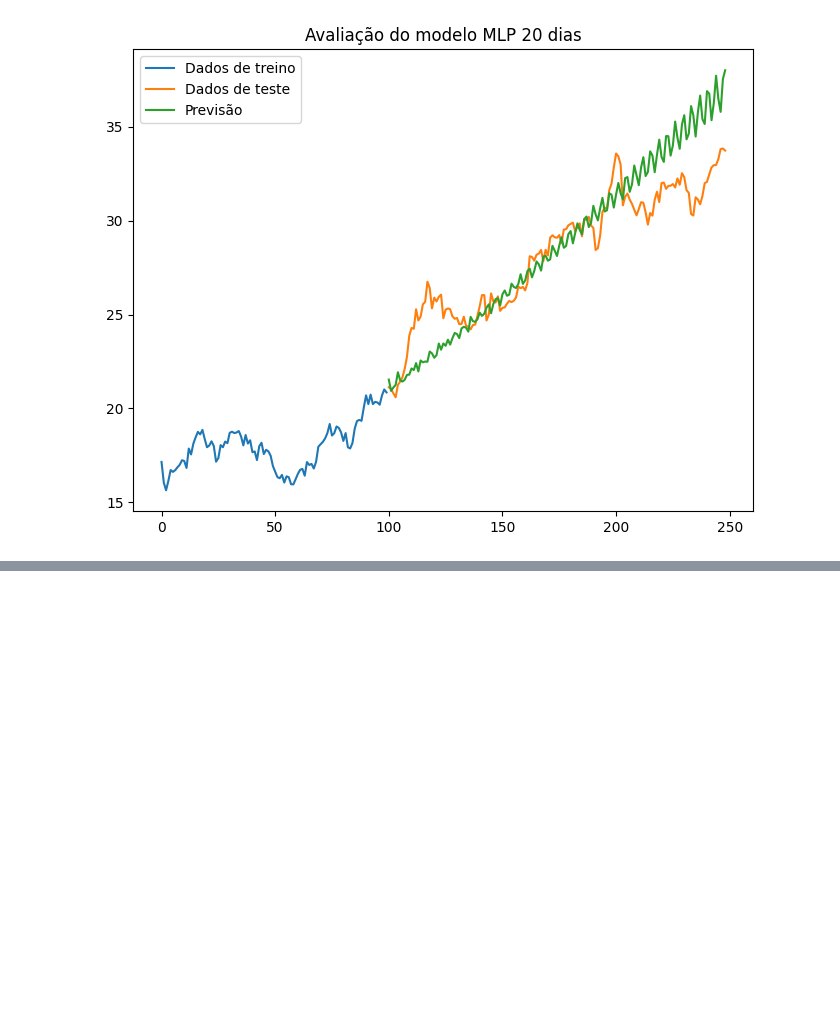
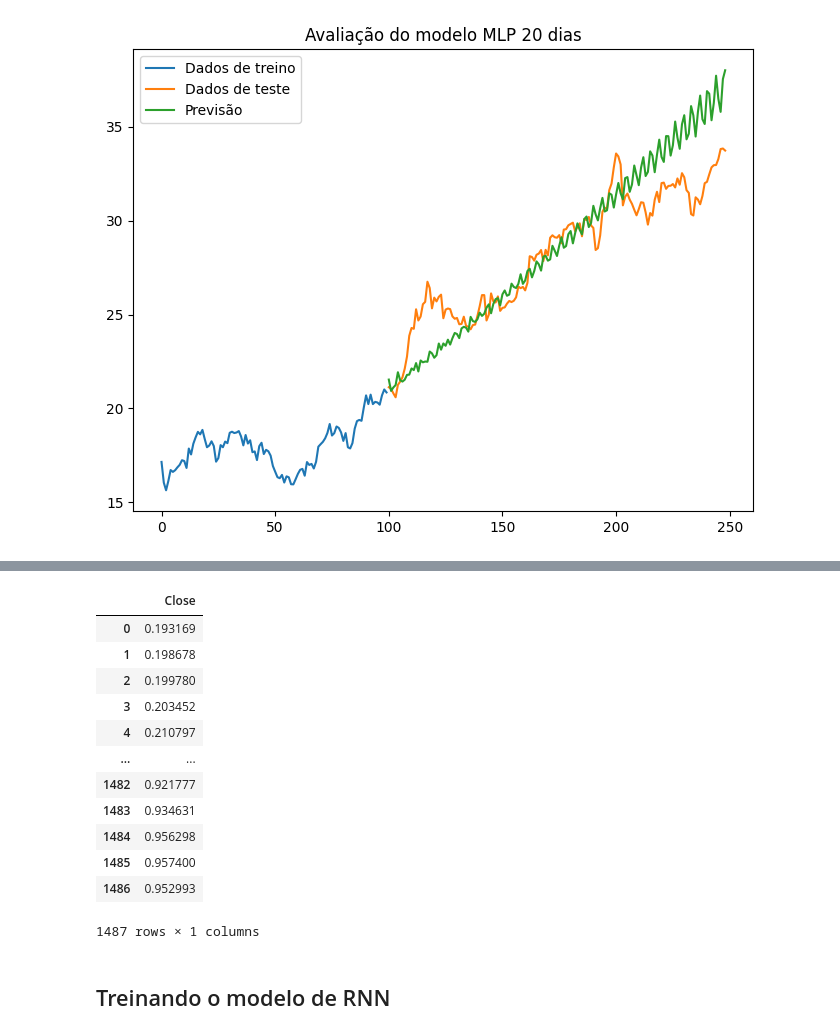
Before and after one commit to LucasEduardo08/Stock_Forecasting_System, a Jupyter notebook: notebook/forecasting_petrobras.ipynb, the cells around one changed output, grey strips where cells are left out. Cells and saved outputs as stored; diff of their text form; code cells hidden in the pictures; blank space fills up the shorter version.

```diff
--- a/notebook/forecasting_petrobras.ipynb
+++ b/notebook/forecasting_petrobras.ipynb
@@ -548,0 +597,22 @@ plot_resultados(serie_temporal_x[ponto_separacao-100:], serie_temporal_y, petr_m
+# %%
+
+scaler = MinMaxScaler(feature_range=(0, 1))
+df_scaled = scaler.fit_transform(df)
+
+df_scaled = pd.DataFrame(df_scaled, columns=['Close'])
+# %%
+df_scaled
+# %% [output]
+|  | Close |
+| 0 | 0.193169 |
+| 1 | 0.198678 |
+| 2 | 0.199780 |
+| 3 | 0.203452 |
+| 4 | 0.210797 |
+| ... | ... |
+| 1482 | 0.921777 |
+| 1483 | 0.934631 |
+| 1484 | 0.956298 |
+| 1485 | 0.957400 |
+| 1486 | 0.952993 |
+1487 rows × 1 columns
@@ -548,0 +641,2 @@ plot_resultados(serie_temporal_x[ponto_separacao-100:], serie_temporal_y, petr_m
+# %% [markdown]
+## Treinando o modelo de RNN
```
Also changed, not shown: parts of 15 cells of this notebook, 1 other file.
